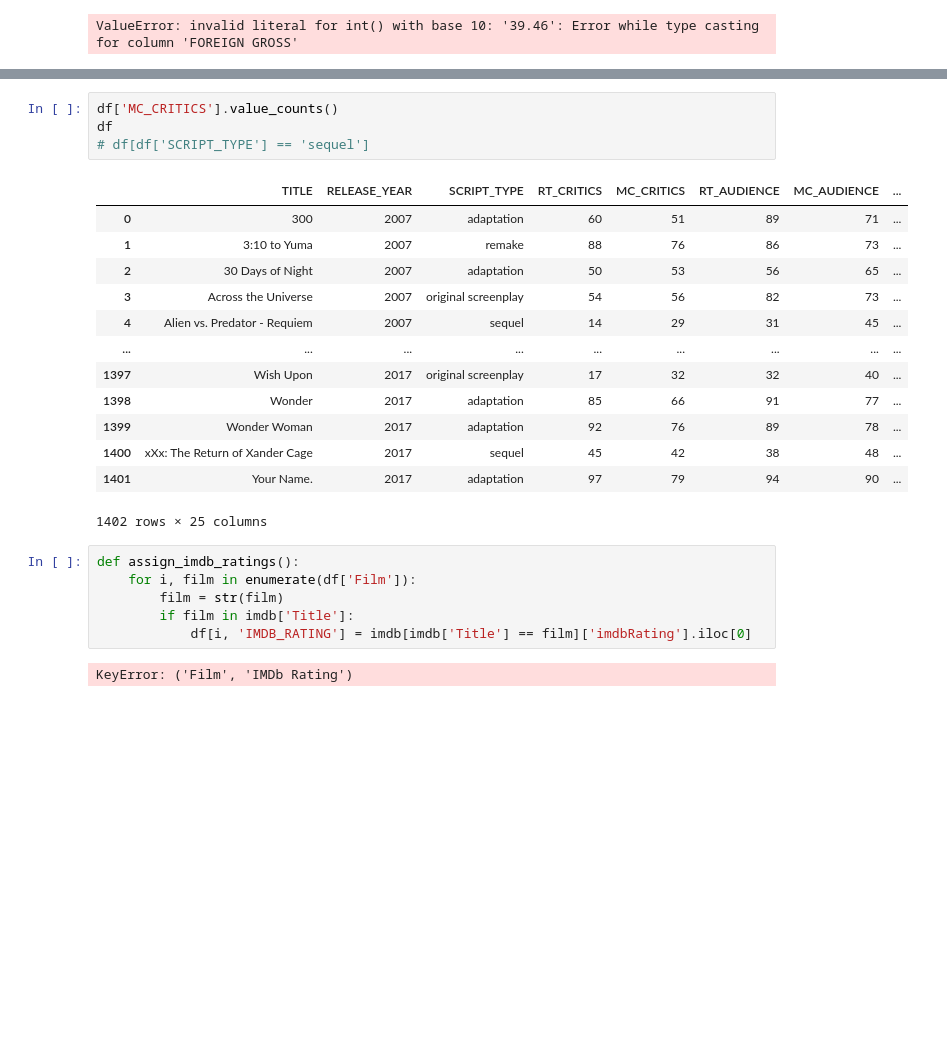
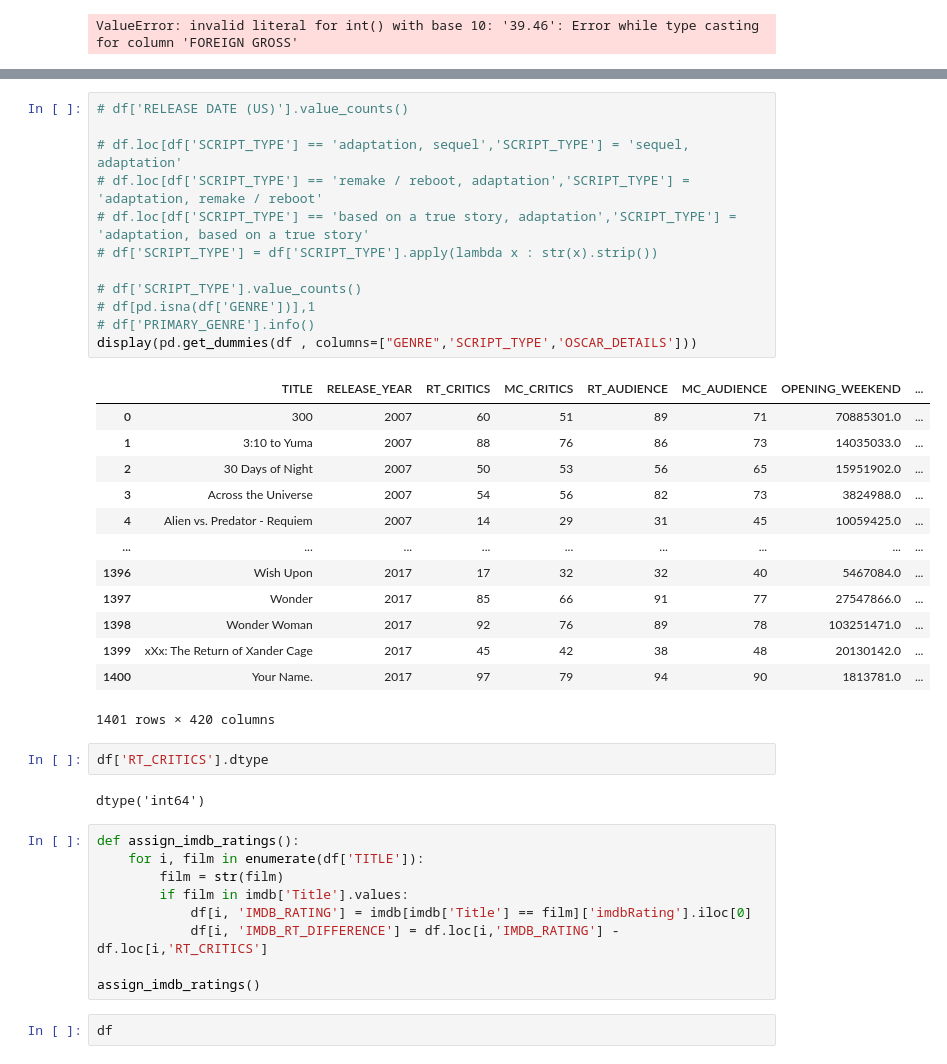
Before and after one commit to NikosGour/Data-Mining-Assignment, a Jupyter notebook: src/experimentation_notebook.ipynb, the cells around one changed output, grey strips where cells are left out. Saved outputs shown, nothing was run; the diff lists cells and outputs as text; blank space fills up the shorter version.

```diff
--- a/src/experimentation_notebook.ipynb
+++ b/src/experimentation_notebook.ipynb
@@ -224,26 +220,41 @@ display(df)
 # %%
-df['MC_CRITICS'].value_counts()
-df
-# df[df['SCRIPT_TYPE'] == 'sequel']
+# df['RELEASE DATE (US)'].value_counts()
+
+# df.loc[df['SCRIPT_TYPE'] == 'adaptation, sequel','SCRIPT_TYPE'] = 'sequel, adaptation'
+# df.loc[df['SCRIPT_TYPE'] == 'remake / reboot, adaptation','SCRIPT_TYPE'] = 'adaptation, remake / reboot'
+# df.loc[df['SCRIPT_TYPE'] == 'based on a true story, adaptation','SCRIPT_TYPE'] = 'adaptation, based on a true story'
+# df['SCRIPT_TYPE'] = df['SCRIPT_TYPE'].apply(lambda x : str(x).strip())
+
+# df['SCRIPT_TYPE'].value_counts()
+# df[pd.isna(df['GENRE'])],1
+# df['PRIMARY_GENRE'].info()
+display(pd.get_dummies(df , columns=["GENRE",'SCRIPT_TYPE','OSCAR_DETAILS']))
 # %% [output]
-|  | TITLE | RELEASE_YEAR | SCRIPT_TYPE | RT_CRITICS | MC_CRITICS | RT_AUDIENCE | MC_AUDIENCE | ... |
-| 0 | 300 | 2007 | adaptation | 60 | 51 | 89 | 71 | ... |
-| 1 | 3:10 to Yuma | 2007 | remake | 88 | 76 | 86 | 73 | ... |
-| 2 | 30 Days of Night | 2007 | adaptation | 50 | 53 | 56 | 65 | ... |
-| 3 | Across the Universe | 2007 | original screenplay | 54 | 56 | 82 | 73 | ... |
-| 4 | Alien vs. Predator - Requiem | 2007 | sequel | 14 | 29 | 31 | 45 | ... |
+|  | TITLE | RELEASE_YEAR | RT_CRITICS | MC_CRITICS | RT_AUDIENCE | MC_AUDIENCE | OPENING_WEEKEND | ... |
+| 0 | 300 | 2007 | 60 | 51 | 89 | 71 | 70885301.0 | ... |
+| 1 | 3:10 to Yuma | 2007 | 88 | 76 | 86 | 73 | 14035033.0 | ... |
+| 2 | 30 Days of Night | 2007 | 50 | 53 | 56 | 65 | 15951902.0 | ... |
+| 3 | Across the Universe | 2007 | 54 | 56 | 82 | 73 | 3824988.0 | ... |
+| 4 | Alien vs. Predator - Requiem | 2007 | 14 | 29 | 31 | 45 | 10059425.0 | ... |
 | ... | ... | ... | ... | ... | ... | ... | ... | ... |
-| 1397 | Wish Upon | 2017 | original screenplay | 17 | 32 | 32 | 40 | ... |
-| 1398 | Wonder | 2017 | adaptation | 85 | 66 | 91 | 77 | ... |
-| 1399 | Wonder Woman | 2017 | adaptation | 92 | 76 | 89 | 78 | ... |
-| 1400 | xXx: The Return of Xander Cage | 2017 | sequel | 45 | 42 | 38 | 48 | ... |
-| 1401 | Your Name. | 2017 | adaptation | 97 | 79 | 94 | 90 | ... |
+| 1396 | Wish Upon | 2017 | 17 | 32 | 32 | 40 | 5467084.0 | ... |
+| 1397 | Wonder | 2017 | 85 | 66 | 91 | 77 | 27547866.0 | ... |
+| 1398 | Wonder Woman | 2017 | 92 | 76 | 89 | 78 | 103251471.0 | ... |
+| 1399 | xXx: The Return of Xander Cage | 2017 | 45 | 42 | 38 | 48 | 20130142.0 | ... |
+| 1400 | Your Name. | 2017 | 97 | 79 | 94 | 90 | 1813781.0 | ... |
-1402 rows × 25 columns
+1401 rows × 420 columns
+# %%
+df['RT_CRITICS'].dtype
+# %% [output]
+dtype('int64')
 # %%
 def assign_imdb_ratings():
-    for i, film in enumerate(df['Film']):
+    for i, film in enumerate(df['TITLE']):
         film = str(film)
-        if film in imdb['Title']:
+        if film in imdb['Title'].values:
             df[i, 'IMDB_RATING'] = imdb[imdb['Title'] == film]['imdbRating'].iloc[0]
+            df[i, 'IMDB_RT_DIFFERENCE'] = df.loc[i,'IMDB_RATING'] - df.loc[i,'RT_CRITICS']
+
+assign_imdb_ratings()
-# %% [output]
-KeyError: ('Film', 'IMDb Rating')
+# %%
+df
```
Also changed, not shown: parts of 4 cells of this notebook, 4 other files.
